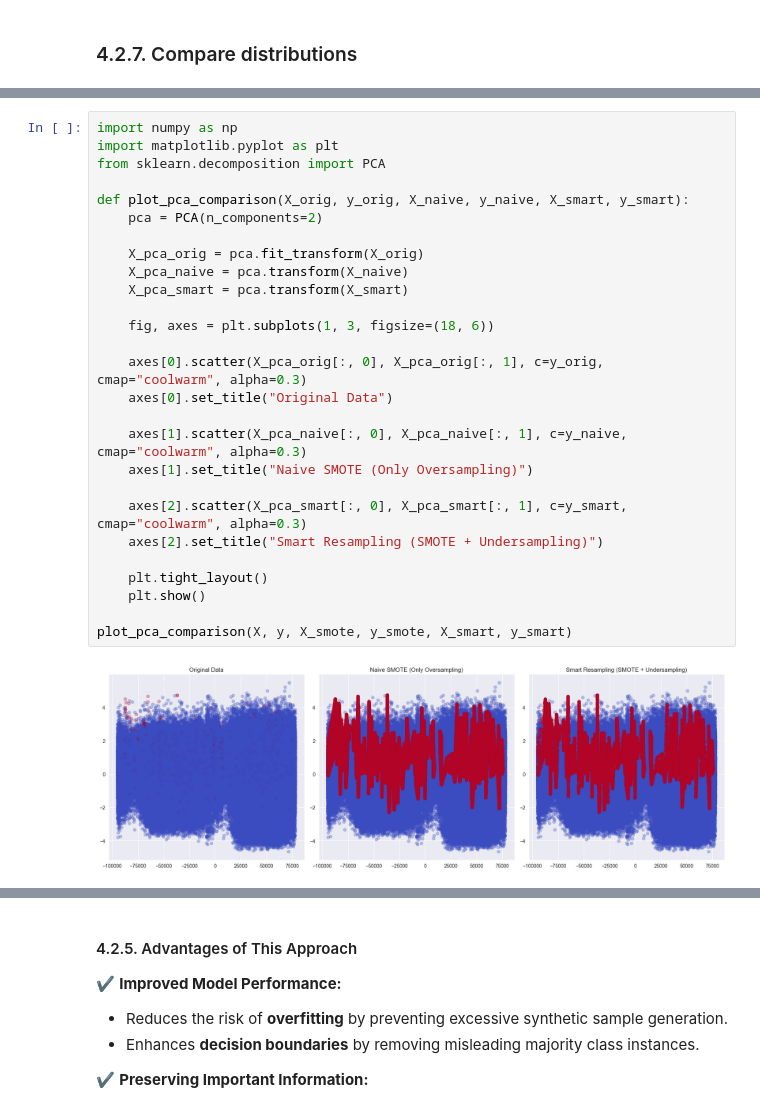
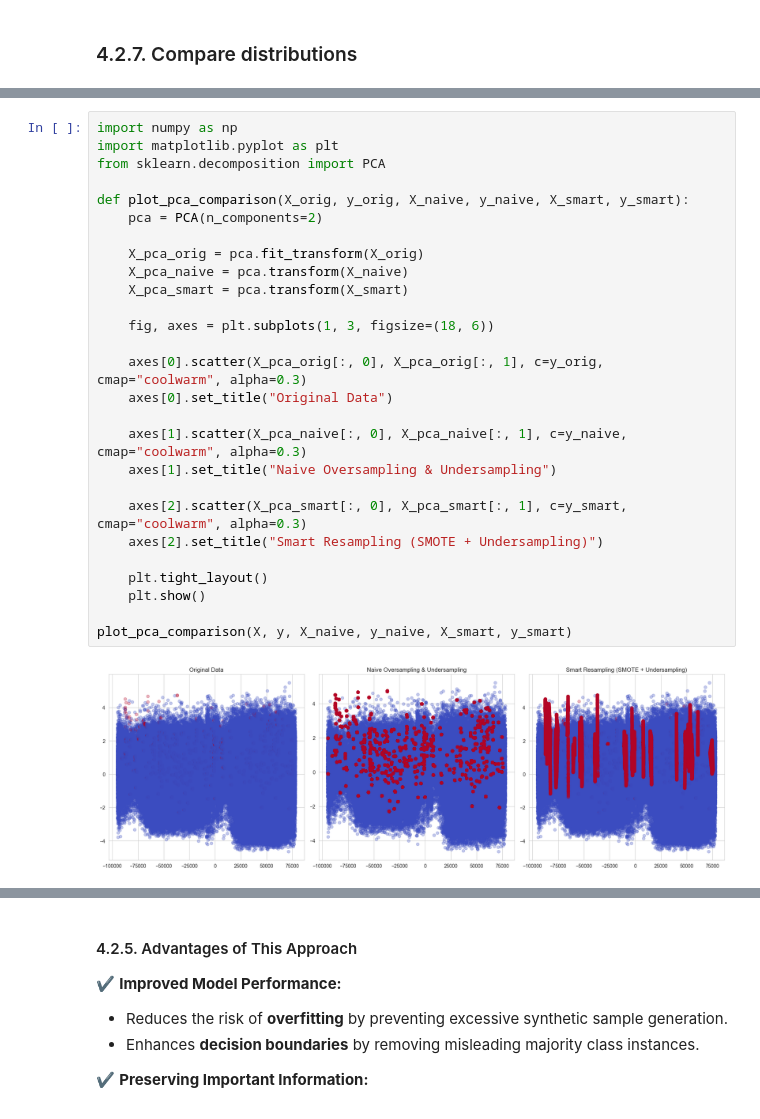
Before and after one commit to guyreuveni33/Tabular-Data-Science-Final-Research-Project, a Jupyter notebook: 21_2_2025_13 (2) (1) (1) (1).ipynb, the cells around one changed output, grey strips where cells are left out. Drawn from its saved outputs; the diff is of its cells as text.

```diff
--- a/21_2_2025_13 (2) (1) (1) (1).ipynb
+++ b/21_2_2025_13 (2) (1) (1) (1).ipynb
@@ -993,29 +1192,29 @@ This figure presents the class distribution before and after applying different
 # %%
 import numpy as np
 import matplotlib.pyplot as plt
 from sklearn.decomposition import PCA
 
 def plot_pca_comparison(X_orig, y_orig, X_naive, y_naive, X_smart, y_smart):
     pca = PCA(n_components=2)
 
     X_pca_orig = pca.fit_transform(X_orig)
     X_pca_naive = pca.transform(X_naive)
     X_pca_smart = pca.transform(X_smart)
 
     fig, axes = plt.subplots(1, 3, figsize=(18, 6))
 
     axes[0].scatter(X_pca_orig[:, 0], X_pca_orig[:, 1], c=y_orig, cmap="coolwarm", alpha=0.3)
     axes[0].set_title("Original Data")
 
     axes[1].scatter(X_pca_naive[:, 0], X_pca_naive[:, 1], c=y_naive, cmap="coolwarm", alpha=0.3)
-    axes[1].set_title("Naive SMOTE (Only Oversampling)")
+    axes[1].set_title("Naive Oversampling & Undersampling")
 
     axes[2].scatter(X_pca_smart[:, 0], X_pca_smart[:, 1], c=y_smart, cmap="coolwarm", alpha=0.3)
     axes[2].set_title("Smart Resampling (SMOTE + Undersampling)")
 
     plt.tight_layout()
     plt.show()
 
-plot_pca_comparison(X, y, X_smote, y_smote, X_smart, y_smart)
+plot_pca_comparison(X, y, X_naive, y_naive, X_smart, y_smart)
 # %% [output]
-[figure, old version]
+[figure, new version]
```
Also changed, not shown: parts of 46 cells of this notebook.
